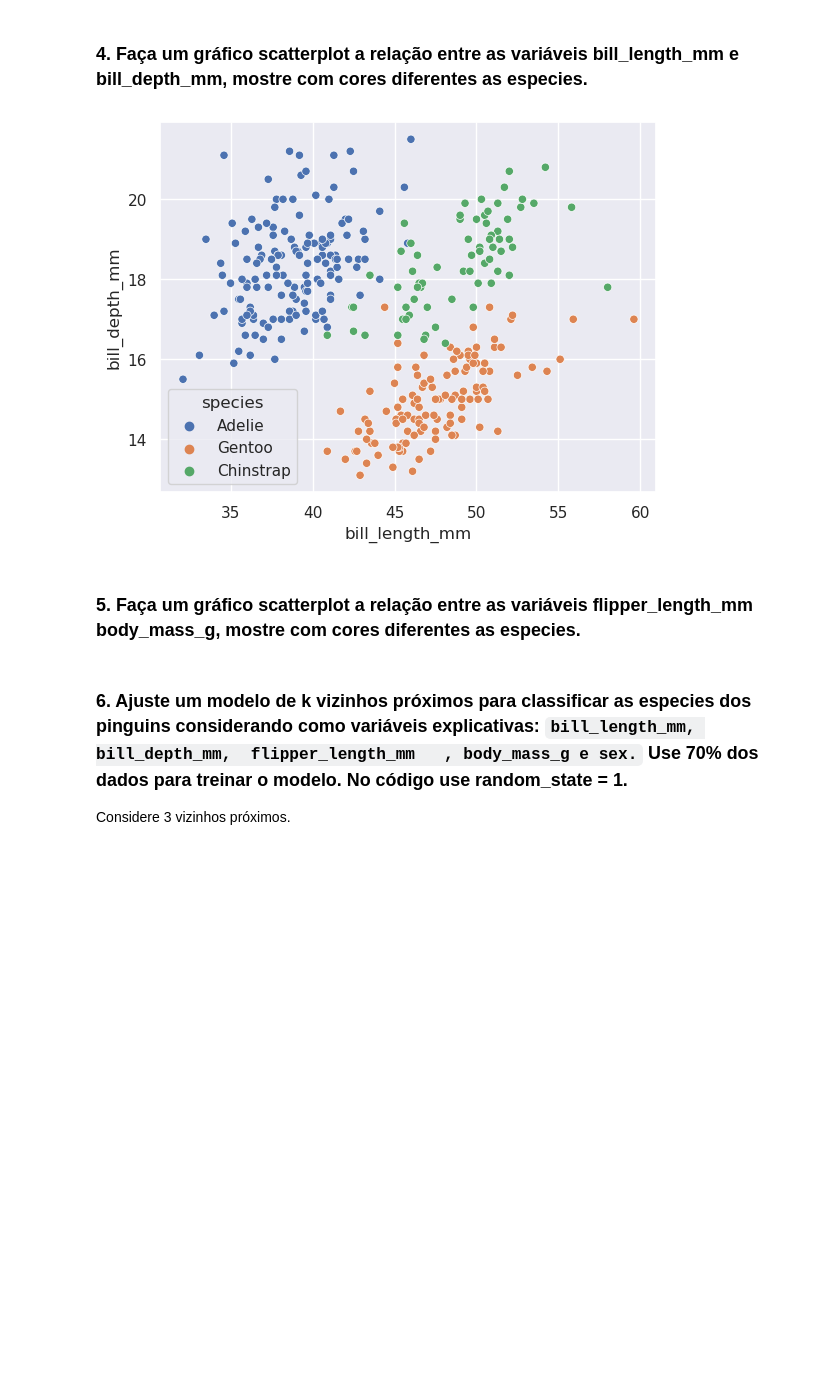
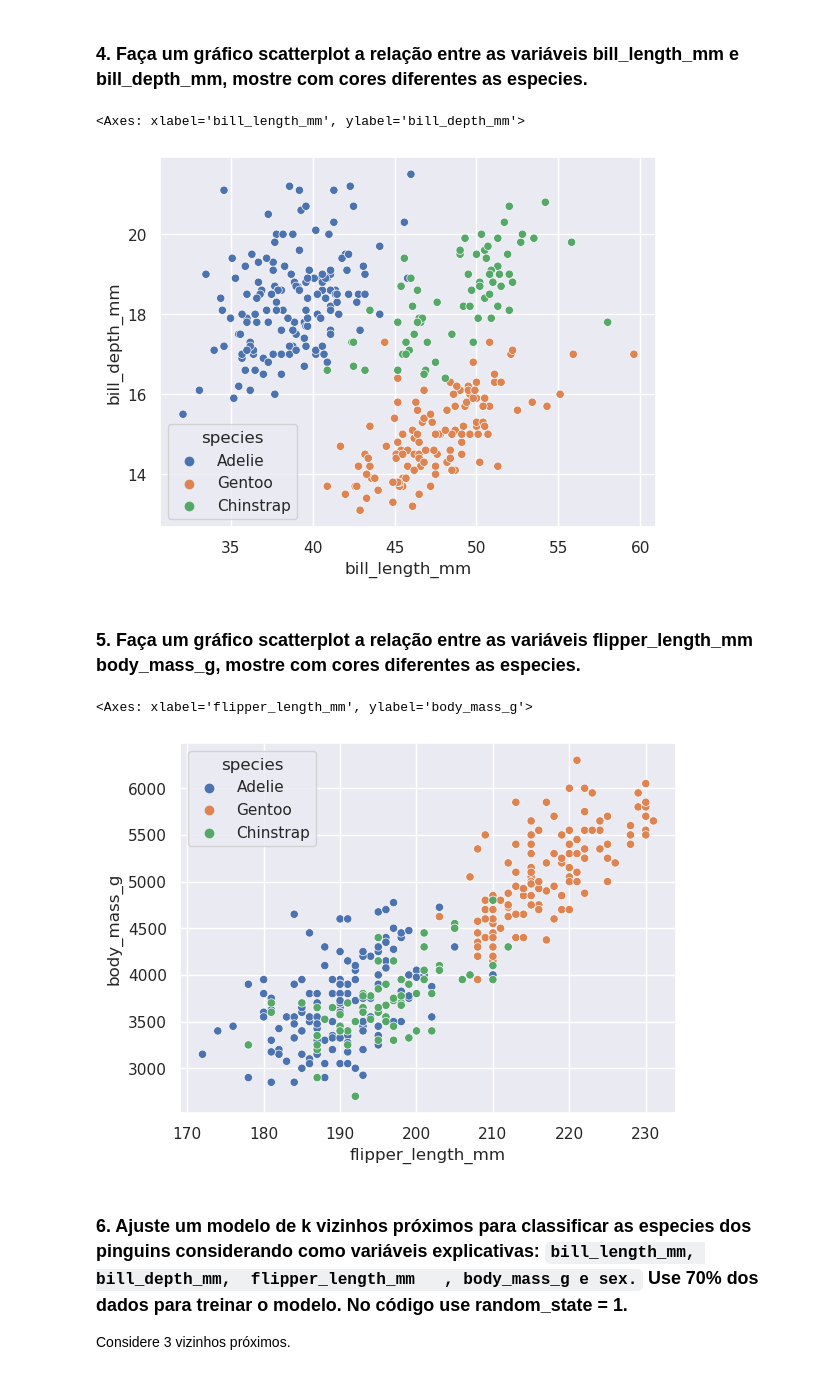
Before and after one commit to andvsilva/programming_school, a Jupyter notebook: notebooks/archive/Knn_Exercícios_2023.ipynb, the cells around one changed output. Saved outputs shown, nothing was run; the diff lists cells and outputs as text; code cells hidden in the pictures; blank space fills up the shorter version.

```diff
--- a/notebooks/archive/Knn_Exercícios_2023.ipynb
+++ b/notebooks/archive/Knn_Exercícios_2023.ipynb
@@ -16,7 +16,6 @@ from sklearn import neighbors
 from sklearn import metrics
 import statsmodels.formula.api as sm
 
-sns.set_theme(style="darkgrid")
 import warnings
 warnings.simplefilter('ignore')
 # %% [markdown]
@@ -204,8 +203,8 @@ Name: sex, dtype: int64
 ### 4. Faça um gráfico scatterplot a relação entre as variáveis bill_length_mm e	bill_depth_mm, mostre com cores diferentes as especies.
 # %%
 sns.scatterplot(data=df, x='bill_length_mm', y='bill_depth_mm', hue='species')
-plt.show()
 # %% [output]
+<Axes: xlabel='bill_length_mm', ylabel='bill_depth_mm'>
 [figure]
 # %% [markdown]
 ### 5. Faça um gráfico scatterplot a relação entre as variáveis flipper_length_mm	body_mass_g, mostre com cores diferentes as especies.
@@ -214,3 +211,8 @@ plt.show()
+# %%
+sns.scatterplot(data=df, x='flipper_length_mm', y='body_mass_g', hue='species')
+# %% [output]
+<Axes: xlabel='flipper_length_mm', ylabel='body_mass_g'>
+[figure, added]
 # %% [markdown]
 ### 6. Ajuste um modelo de k vizinhos próximos para classificar as especies dos pinguins considerando como variáveis explicativas: `bill_length_mm,	bill_depth_mm,	flipper_length_mm	, body_mass_g e	sex.` Use 70% dos dados para treinar o modelo. No código use random_state = 1.
 
```
Also changed, not shown: parts of 13 cells of this notebook, 1 other file.
